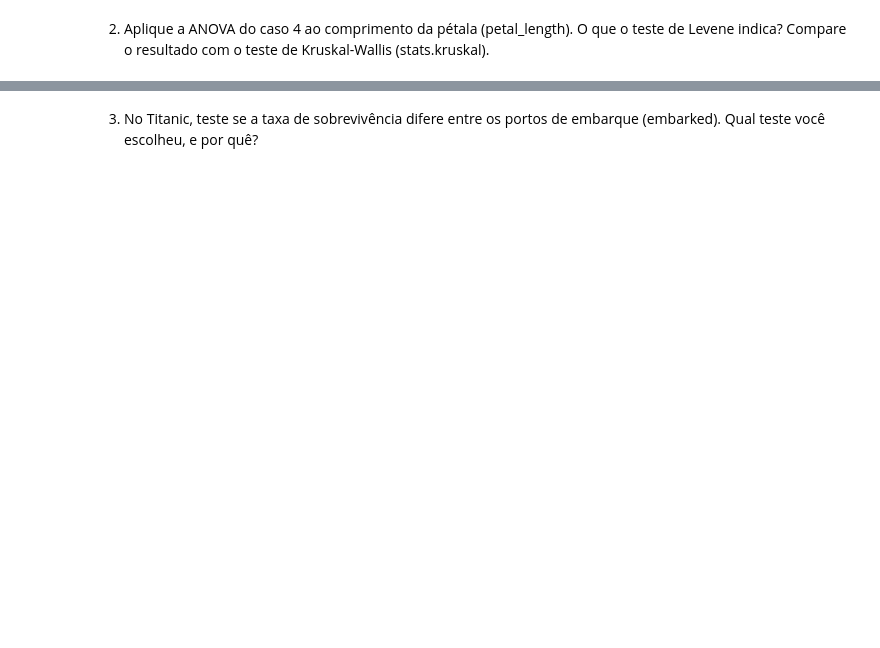
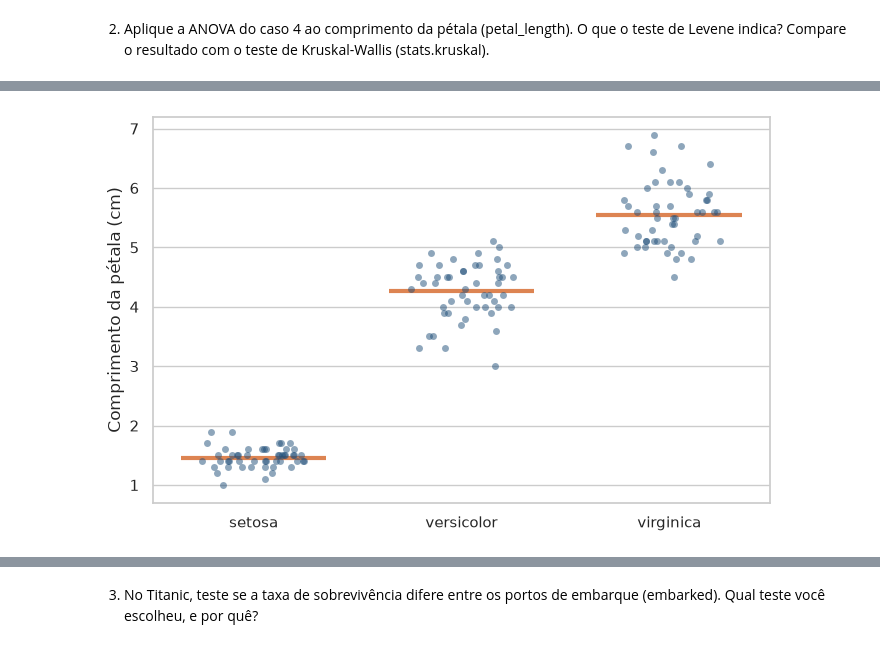
Before and after one commit to helena-varela/ciencia-de-dados, a Jupyter notebook: Unidade_02/Aula_08/aula_08.ipynb, the cells around one changed output, grey strips where cells are left out. Saved outputs shown, nothing was run; the diff lists cells and outputs as text; code cells hidden in the pictures; blank space fills up the shorter version.

```diff
--- a/Unidade_02/Aula_08/aula_08.ipynb
+++ b/Unidade_02/Aula_08/aula_08.ipynb
@@ -735,0 +853,7 @@ plt.show()
+# %%
+fig, ax = plt.subplots(figsize=(7, 4.5))
+plot_group_means(iris, "species", "petal_length", ["setosa", "versicolor", "virginica"], "Comprimento da pétala (cm)", ax)
+plt.tight_layout()
+plt.show()
+# %% [output]
+[figure, added]
```
Also changed, not shown: parts of 23 cells of this notebook.
